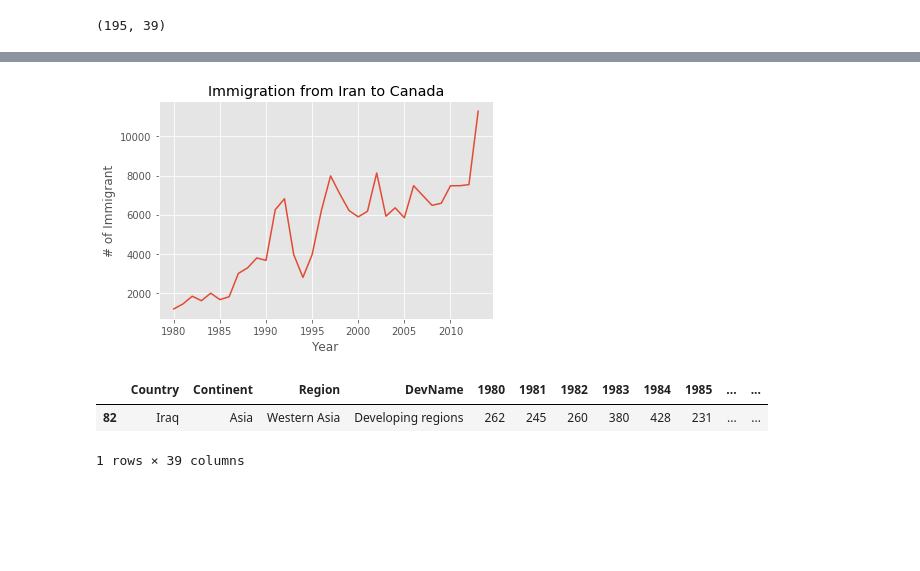
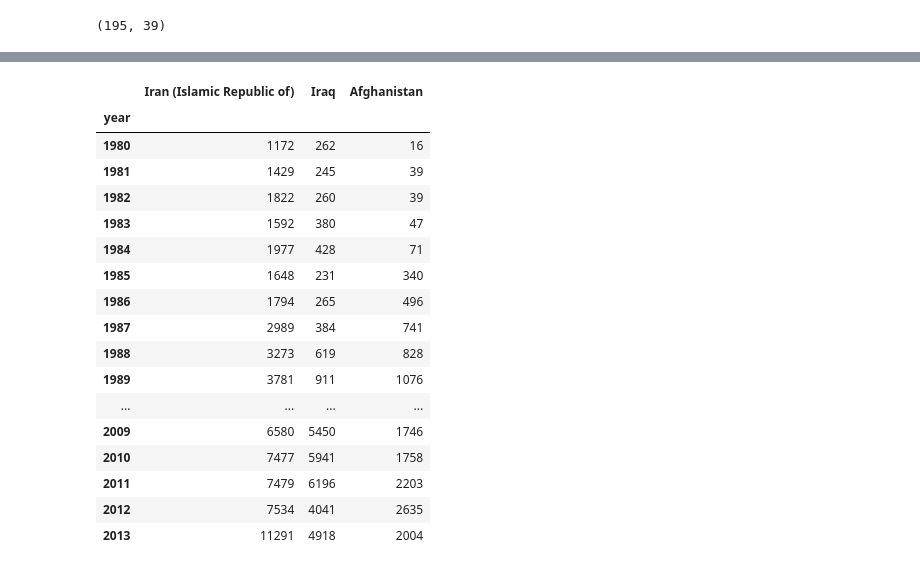
Before and after one commit to YM88/data_visualization_methods_with_python, a Jupyter notebook: 001.ipynb, the cells around one changed output, grey strips where cells are left out. Cells and saved outputs as stored; diff of their text form; code cells hidden in the pictures; blank space fills up the shorter version.

```diff
--- a/001.ipynb
+++ b/001.ipynb
@@ -263,15 +207,0 @@ iran.index = iran.index.map(int)
-# %%
-
-iran.plot(kind='line') #Excluding the total column at the end , the first 4 columns in the beginning
-plt.title('Immigration from Iran to Canada')
-plt.xlabel('Year')
-plt.ylabel('# of Immigrant')
-plt.show()
-# %% [output]
-[figure, removed]
-# %%
-df[df.Country == 'Iraq']
-# %% [output]
-|  | Country | Continent | Region | DevName | 1980 | 1981 | 1982 | 1983 | 1984 | 1985 | ... | ... |
-| 82 | Iraq | Asia | Western Asia | Developing regions | 262 | 245 | 260 | 380 | 428 | 231 | ... | ... |
-1 rows × 39 columns
@@ -277,0 +210,21 @@ df[df.Country == 'Iraq']
+# %%
+mid
+# %% [output]
+|  | Iran (Islamic Republic of) | Iraq | Afghanistan |
+| year |  |  |  |
+| 1980 | 1172 | 262 | 16 |
+| 1981 | 1429 | 245 | 39 |
+| 1982 | 1822 | 260 | 39 |
+| 1983 | 1592 | 380 | 47 |
+| 1984 | 1977 | 428 | 71 |
+| 1985 | 1648 | 231 | 340 |
+| 1986 | 1794 | 265 | 496 |
+| 1987 | 2989 | 384 | 741 |
+| 1988 | 3273 | 619 | 828 |
+| 1989 | 3781 | 911 | 1076 |
+| ... | ... | ... | ... |
+| 2009 | 6580 | 5450 | 1746 |
+| 2010 | 7477 | 5941 | 1758 |
+| 2011 | 7479 | 6196 | 2203 |
+| 2012 | 7534 | 4041 | 2635 |
+| 2013 | 11291 | 4918 | 2004 |
```
Also changed, not shown: parts of 14 cells of this notebook.
